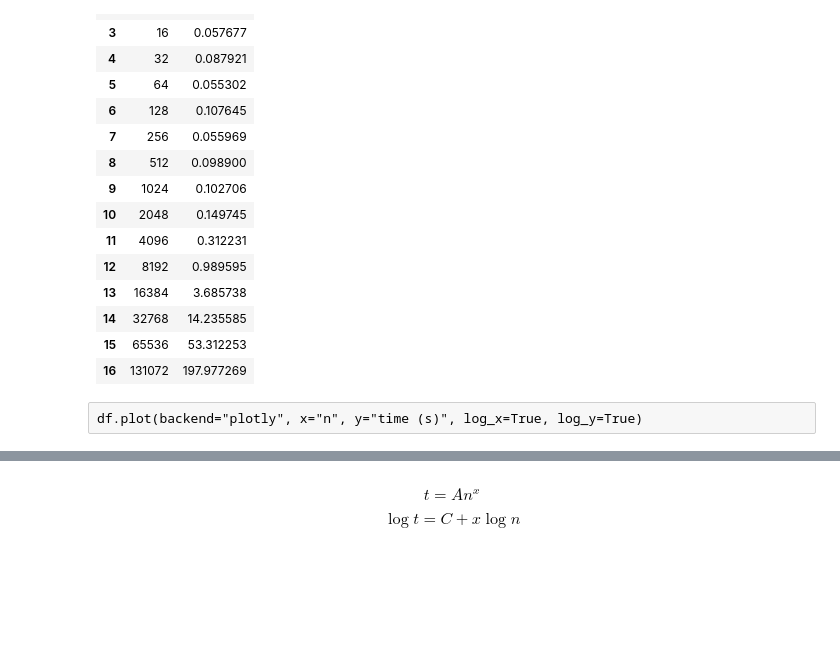
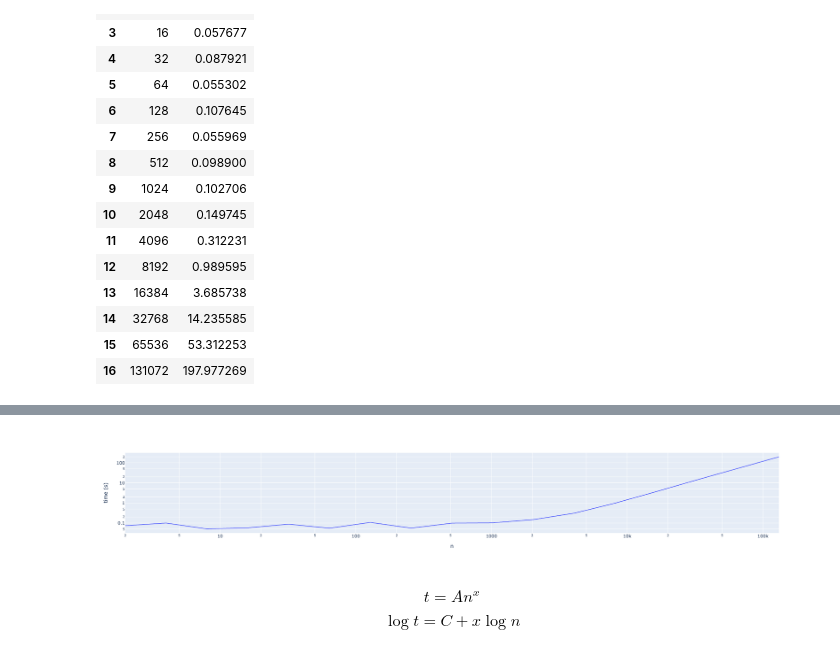
Before and after one commit to ickc/pandoc-ipynb, a Jupyter notebook: pandoc-performance.ipynb, the cells around one changed output, grey strips where cells are left out. Saved outputs shown, nothing was run; the diff lists cells and outputs as text; code cells hidden in the pictures; blank space fills up the shorter version.

Commit message:
add plot

```diff
--- a/pandoc-performance.ipynb
+++ b/pandoc-performance.ipynb
@@ -39,7 +39,7 @@ data["cells"][0]["outputs"][0]["data"]["application/vnd.holoviews_load.v0+json"]
 # %%
 def cook_new_data(data, n):
     res = deepcopy(data)
-    res["cells"][0]["outputs"][0]["data"]["application/vnd.holoviews_load.v0+json"] = '"' * int(n)
+    res["cells"][0]["outputs"][0]["data"]["application/vnd.holoviews_load.v0+json"] = '"' * n
     return res
 # %%
 def timethis(
@@ -90,5 +90,6 @@ df
 | 14 | 32768 | 14.235585 |
 | 15 | 65536 | 53.312253 |
 | 16 | 131072 | 197.977269 |
-# %% [raw]
-df.plot(backend="plotly", x="n", y="time (s)", log_x=True, log_y=True)
+# %%
+df.plot(backend="plotly", x="n", y="time (s)", log_x=True, log_y=True)
+# %% [output]
@@ -95,3 +97,4 @@ df.plot(backend="plotly", x="n", y="time (s)", log_x=True, log_y=True)
+[figure, added]
 # %%
 df_fit = df.iloc[10:]
 # %% [markdown]
```
Also changed, not shown: parts of 1 cell of this notebook, 1 other file.
